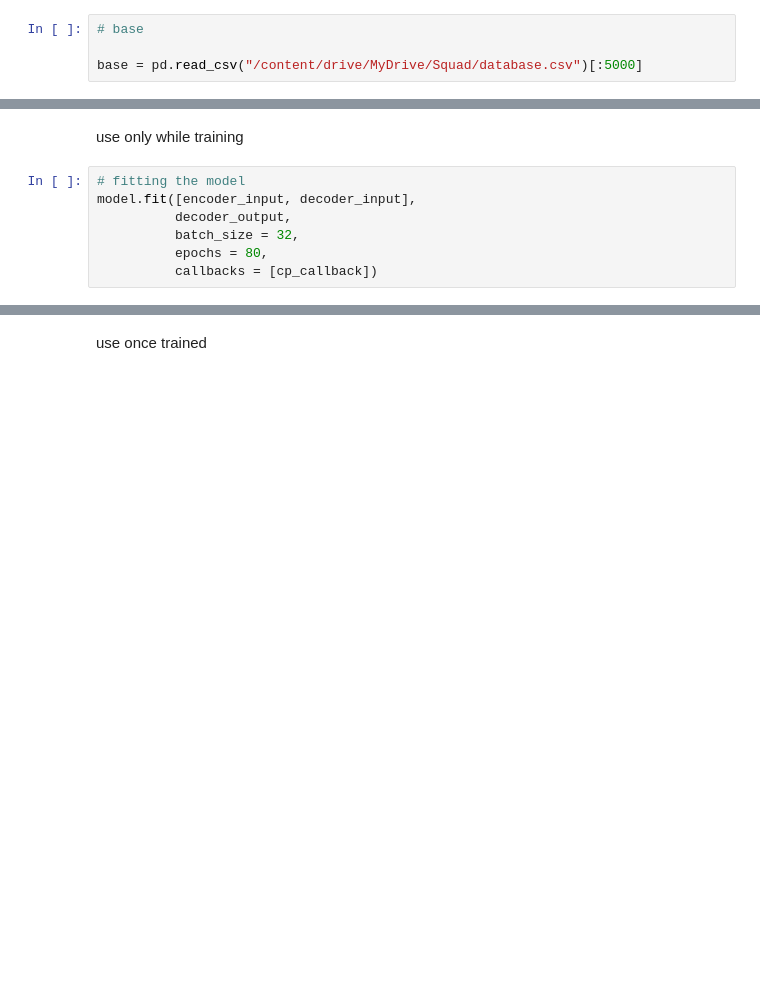
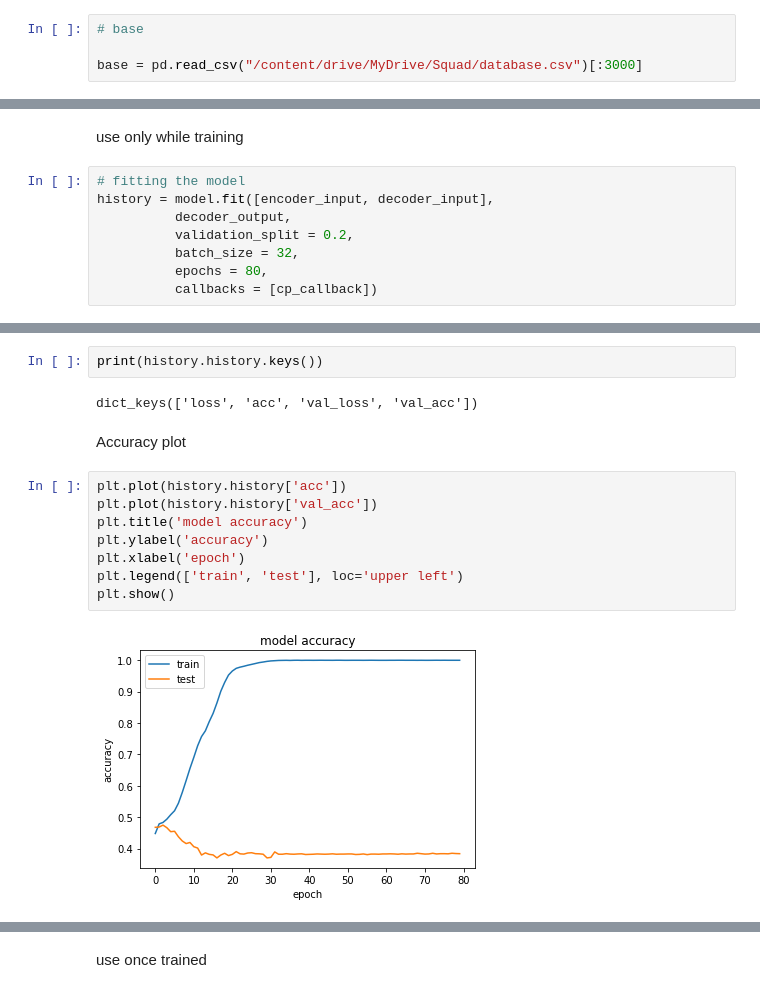
Before and after one commit to torbir/wikibot, a Jupyter notebook: seq2seq.ipynb, the cells around one changed output, grey strips where cells are left out. Cells and saved outputs as stored; diff of their text form; blank space fills up the shorter version.

```diff
--- a/seq2seq.ipynb
+++ b/seq2seq.ipynb
@@ -13,7 +14,7 @@ Mounted at /content/drive
 # %%
 # base
 
-base = pd.read_csv("/content/drive/MyDrive/Squad/database.csv")[:5000]
+base = pd.read_csv("/content/drive/MyDrive/Squad/database.csv")[:3000]
 # %%
 # define function to clean the text
 
@@ -228,8 +229,9 @@ cp_callback = tf.keras.callbacks.ModelCheckpoint(filepath=checkpoint_path,
 use only while training
 # %%
 # fitting the model
-model.fit([encoder_input, decoder_input],
+history = model.fit([encoder_input, decoder_input],
           decoder_output,
+          validation_split = 0.2,
           batch_size = 32,
           epochs = 80,
           callbacks = [cp_callback])
@@ -254,0 +256,16 @@ Epoch 00080: saving model to /content/drive/MyDrive/Squad/training_3/cp.ckpt
+# %%
+print(history.history.keys())
+# %% [output]
+dict_keys(['loss', 'acc', 'val_loss', 'val_acc'])
+# %% [markdown]
+Accuracy plot
+# %%
+plt.plot(history.history['acc'])
+plt.plot(history.history['val_acc'])
+plt.title('model accuracy')
+plt.ylabel('accuracy')
+plt.xlabel('epoch')
+plt.legend(['train', 'test'], loc='upper left')
+plt.show()
+# %% [output]
+[figure, added]
```
Also changed, not shown: parts of 9 cells of this notebook.
